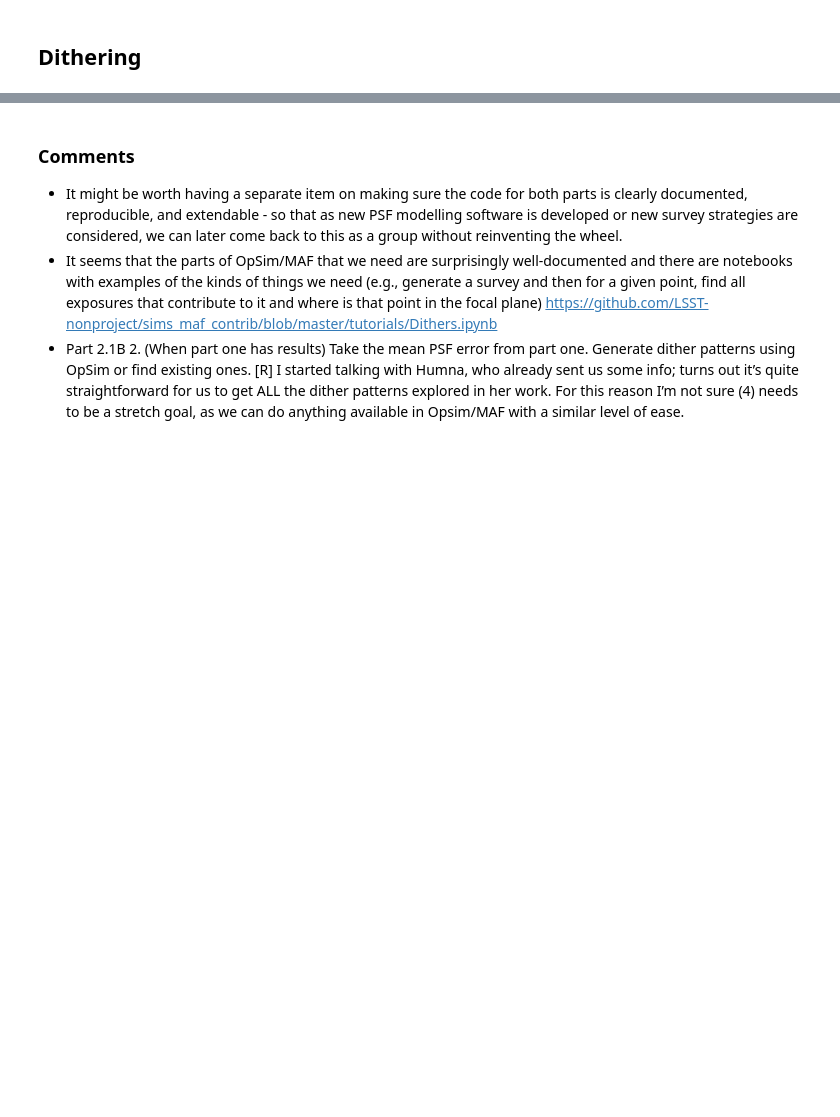
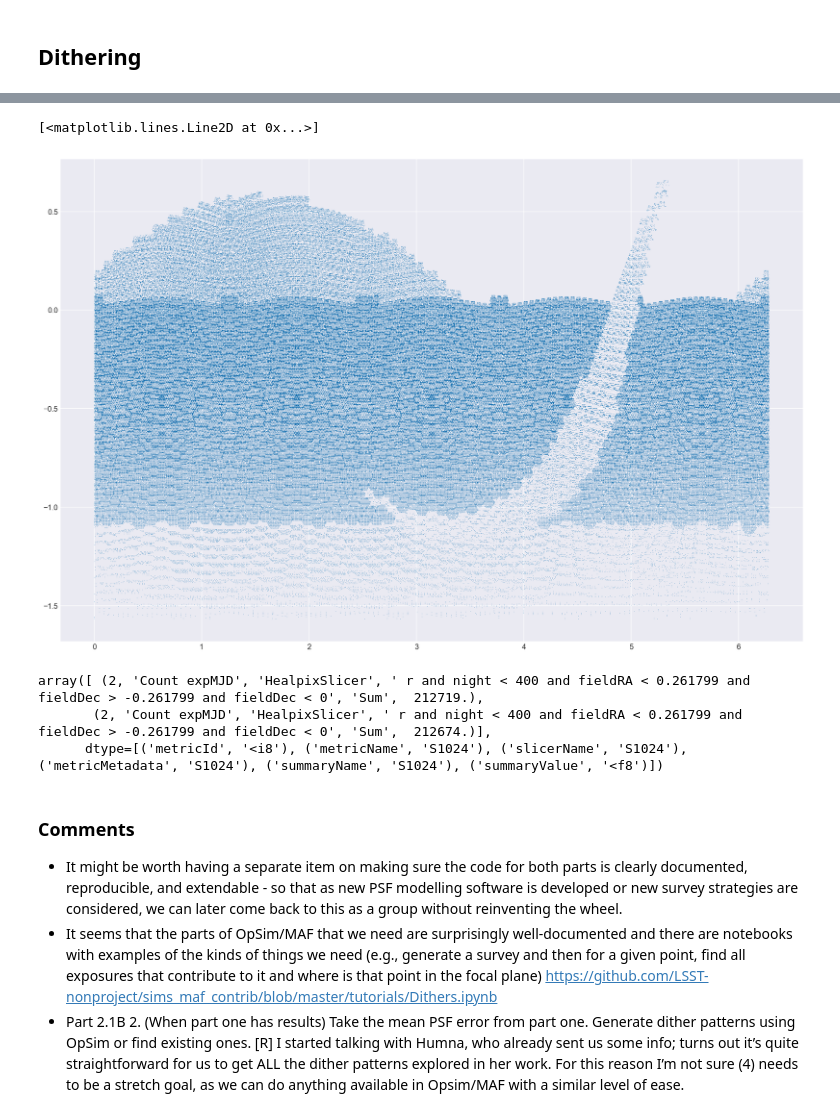
Before and after one commit to hsnee/lsstpsf, a Jupyter notebook: errors.ipynb, the cells around one changed output, grey strips where cells are left out. Saved outputs shown, nothing was run; the diff lists cells and outputs as text; code cells hidden in the pictures; blank space fills up the shorter version.

```diff
--- a/errors.ipynb
+++ b/errors.ipynb
@@ -232,0 +277,14 @@ NameError: name 'stackers' is not defined
+# %%
+pos = opsdb.fetchMetricData(('ditheredRA', 'ditheredDec'), sqlconstraint=None)
+# %%
+pos = np.array(pos)
+# %%
+if any(row[1] == x for row in pos):
+    pos2 = zip(*pos)[1]
+if any(row[2] == x for row in pos):
+    pos3 = zip(*pos)[2]
+# %%
+plt.plot(pos2,pos3,',')
+# %% [output]
+[<matplotlib.lines.Line2D at 0x...>]
+[figure, added]
@@ -233,3 +293,9 @@ NameError: name 'stackers' is not defined
+# %%
+resultsDb.getSummaryStats()
+# %% [output]
+array([ (2, 'Count expMJD', 'HealpixSlicer', ' r and night < 400 and fieldRA < 0.261799 and fieldDec > -0.261799 and fieldDec < 0', 'Sum',  212719.),
+       (2, 'Count expMJD', 'HealpixSlicer', ' r and night < 400 and fieldRA < 0.261799 and fieldDec > -0.261799 and fieldDec < 0', 'Sum',  212674.)],
+      dtype=[('metricId', '<i8'), ('metricName', 'S1024'), ('slicerName', 'S1024'), ('metricMetadata', 'S1024'), ('summaryName', 'S1024'), ('summaryValue', '<f8')])
 # %% [markdown]
 ### Comments
 - It might be worth having a separate item on making sure the code for both parts is clearly documented, reproducible, and extendable - so that as new PSF modelling software is developed or new survey strategies are considered, we can later come back to this as a group without reinventing the wheel.
```
Also changed, not shown: parts of 26 cells of this notebook.
